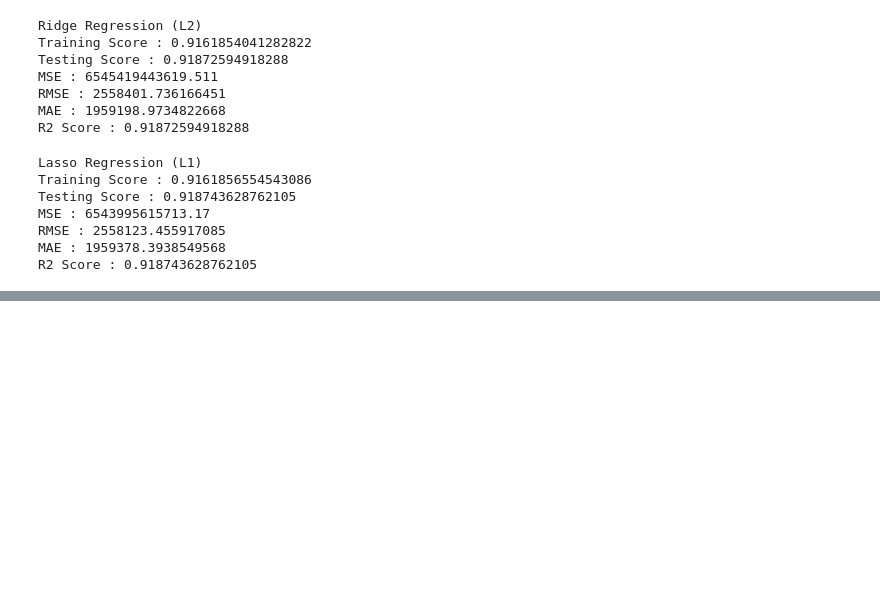
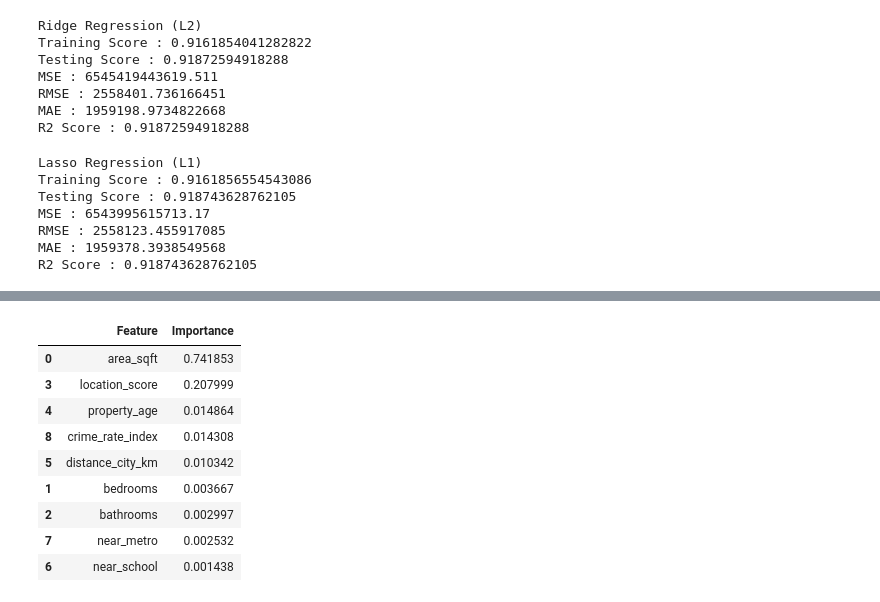
Before and after one commit to Parth-M-M/Rnw, a Jupyter notebook: algorithms/Superviced learning/pr2/PR2EXAM.ipynb, the cells around one changed output, grey strips where cells are left out. Saved outputs shown, nothing was run; the diff lists cells and outputs as text; code cells hidden in the pictures; blank space fills up the shorter version.

```diff
--- a/algorithms/Superviced learning/pr2/PR2EXAM.ipynb
+++ b/algorithms/Superviced learning/pr2/PR2EXAM.ipynb
@@ -277,0 +504,18 @@ R2 Score : 0.918743628762105
+# %%
+importance = pd.DataFrame({
+    'Feature': X.columns,
+    'Importance': model.feature_importances_
+})
+
+importance.sort_values(by='Importance', ascending=False)
+# %% [output]
+|  | Feature | Importance |
+| 0 | area_sqft | 0.741853 |
+| 3 | location_score | 0.207999 |
+| 4 | property_age | 0.014864 |
+| 8 | crime_rate_index | 0.014308 |
+| 5 | distance_city_km | 0.010342 |
+| 1 | bedrooms | 0.003667 |
+| 2 | bathrooms | 0.002997 |
+| 7 | near_metro | 0.002532 |
+| 6 | near_school | 0.001438 |
```
Also changed, not shown: parts of 42 cells of this notebook, 1 other file.
